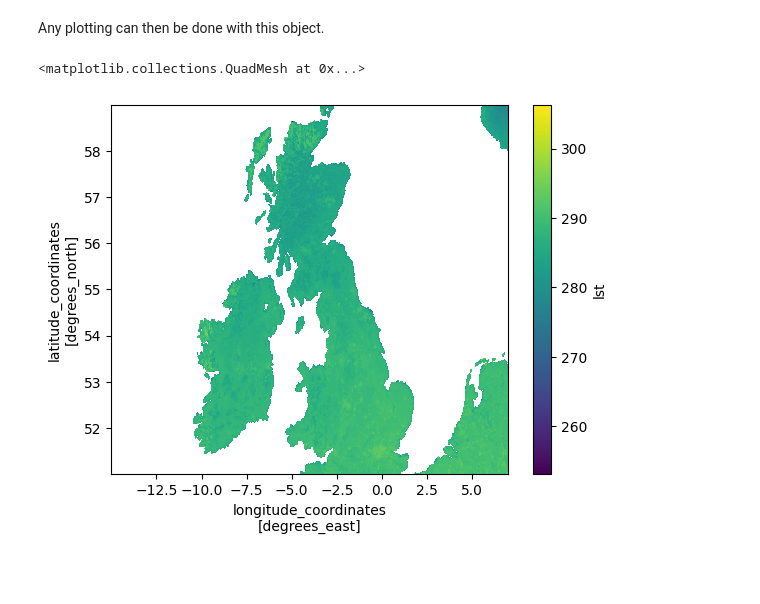
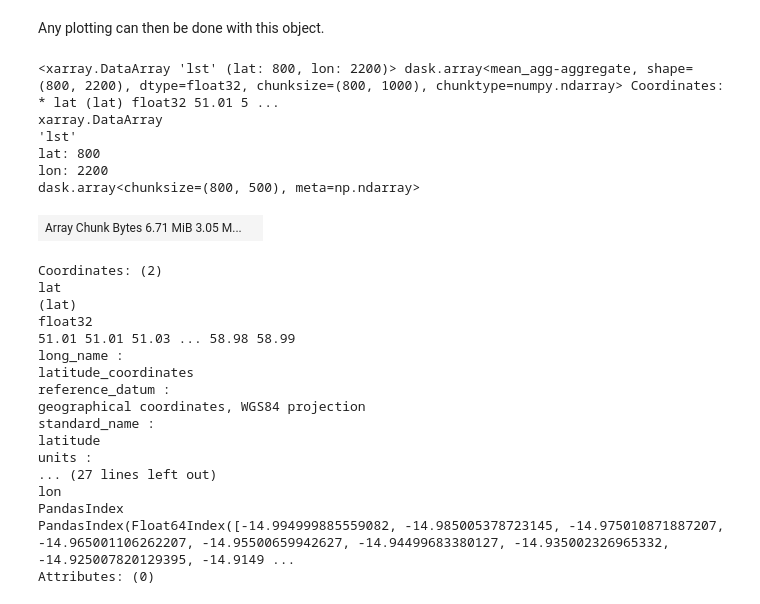
Before and after one commit to cedadev/padocc, a Jupyter notebook: showcase/notebooks/Kerchunk JSON.ipynb, the cells around one changed output. Drawn from its saved outputs; the diff is of its cells as text; code cells hidden in the pictures; blank space fills up the shorter version.

```diff
--- a/showcase/notebooks/Kerchunk JSON.ipynb
+++ b/showcase/notebooks/Kerchunk JSON.ipynb
@@ -16,7 +36,29 @@ ds = xr.open_zarr(mapper, consolidated=False)
 # %% [markdown]
 Any plotting can then be done with this object.
 # %%
-ds['lst'].sel(lat=slice(51,59), lon=slice(-15,7)).mean(dim='time').plot()
+ds['lst'].sel(lat=slice(51,59), lon=slice(-15,7)).mean(dim='time')
 # %% [output]
-<matplotlib.collections.QuadMesh at 0x...>
+<xarray.DataArray 'lst' (lat: 800, lon: 2200)> dask.array<mean_agg-aggregate, shape=(800, 2200), dtype=float32, chunksize=(800, 1000), chunktype=numpy.ndarray> Coordinates: * lat (lat) float32 51.01 5 ...
+xarray.DataArray
+'lst'
+lat: 800
+lon: 2200
+dask.array<chunksize=(800, 500), meta=np.ndarray>
-[figure, removed]
+| Array Chunk Bytes 6.71 MiB 3.05 M... |  |
+Coordinates: (2)
+lat
+(lat)
+float32
+51.01 51.01 51.03 ... 58.98 58.99
+long_name :
+latitude_coordinates
+reference_datum :
+geographical coordinates, WGS84 projection
+standard_name :
+latitude
+units :
+... (27 lines left out)
+lon
+PandasIndex
+PandasIndex(Float64Index([-14.994999885559082, -14.985005378723145, -14.975010871887207, -14.965001106262207, -14.95500659942627, -14.94499683380127, -14.935002326965332, -14.925007820129395, -14.9149 ...
+Attributes: (0)
```
Also changed, not shown: parts of 1 cell of this notebook.
